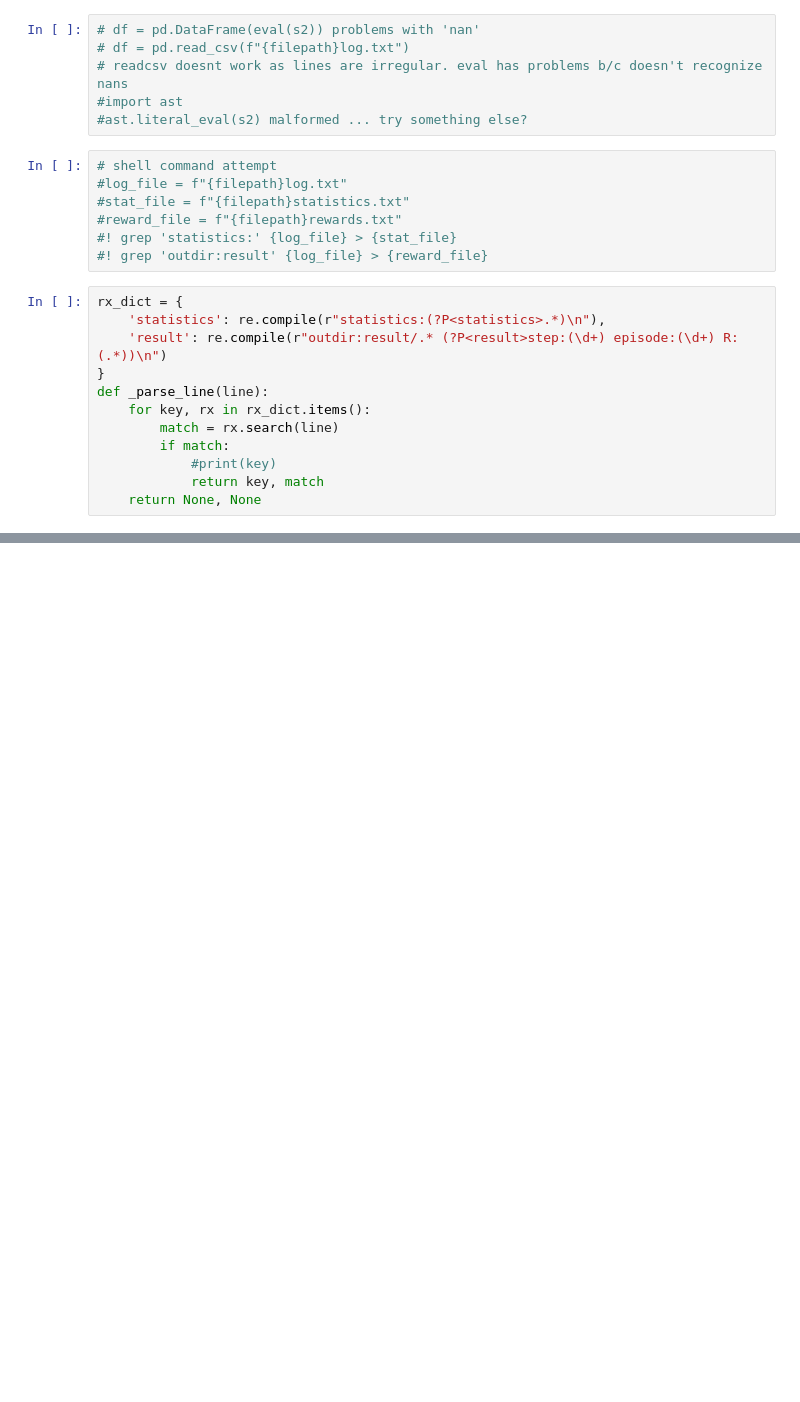
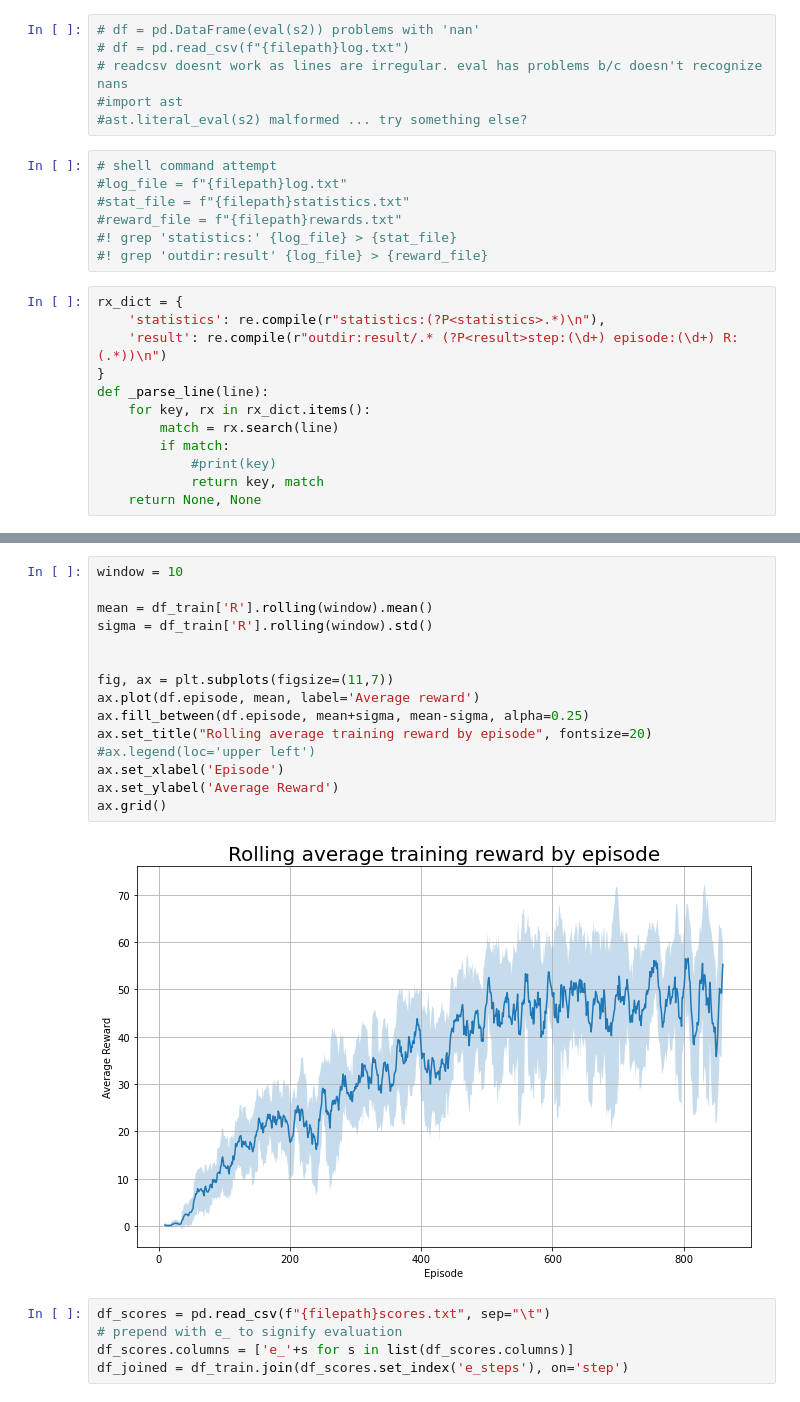
Before and after one commit to NiftyNico/DiamondsInTheRough, a Jupyter notebook: log_parser/log_parser.ipynb, the cells around one changed output, grey strips where cells are left out. Drawn from its saved outputs; the diff is of its cells as text; blank space fills up the shorter version.

Commit message:
updated parsing of log and scores files

```diff
--- a/log_parser/log_parser.ipynb
+++ b/log_parser/log_parser.ipynb
@@ -82,0 +67,22 @@ df
+# %%
+window = 10
+
+mean = df_train['R'].rolling(window).mean()
+sigma = df_train['R'].rolling(window).std()
+
+
+fig, ax = plt.subplots(figsize=(11,7))
+ax.plot(df.episode, mean, label='Average reward')
+ax.fill_between(df.episode, mean+sigma, mean-sigma, alpha=0.25)
+ax.set_title("Rolling average training reward by episode", fontsize=20)
+#ax.legend(loc='upper left')
+ax.set_xlabel('Episode')
+ax.set_ylabel('Average Reward')
+ax.grid()
+# %% [output]
+[figure, added]
+# %%
+df_scores = pd.read_csv(f"{filepath}scores.txt", sep="\t")
+# prepend with e_ to signify evaluation
+df_scores.columns = ['e_'+s for s in list(df_scores.columns)]
+df_joined = df_train.join(df_scores.set_index('e_steps'), on='step')
```
Also changed, not shown: parts of 10 cells of this notebook.
